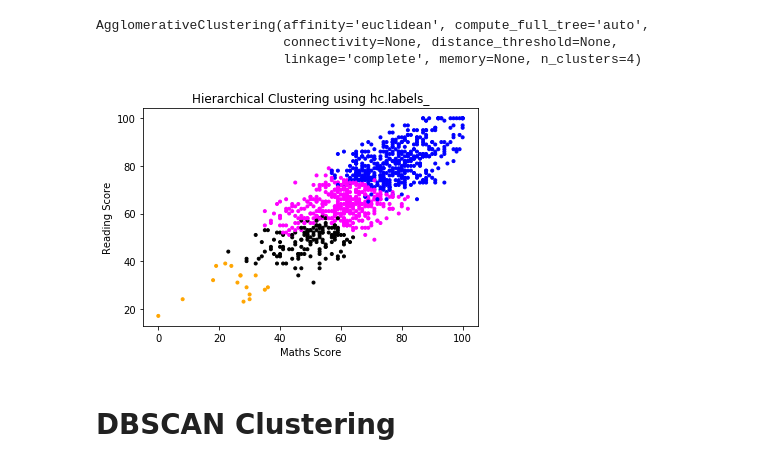
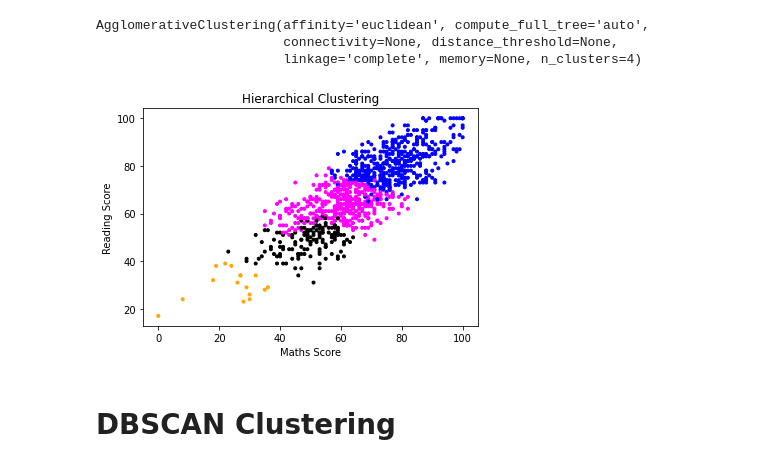
Before and after one commit to vik-sin/Students-Performance, a Jupyter notebook: StudentsPerformance.ipynb, the cells around one changed output. Drawn from its saved outputs; the diff is of its cells as text; code cells hidden in the pictures.

```diff
--- a/StudentsPerformance.ipynb
+++ b/StudentsPerformance.ipynb
@@ -139,17 +141,17 @@ y_hc=hc.fit_predict(data)
 # %%
 # Plotting Graph
 colors= ['blue', 'magenta', 'orange', 'black']
 labels= ['Cluster1' ,'Cluster2', 'Cluster3', 'Cluster4']
 
 colorLabel= [colors[hc.labels_[i]] for i in range(len(hc.labels_)) ]
 
 plt.scatter(data['MathsScore'], data['ReadingScore'], color= colorLabel, marker='.')
-plt.title("Hierarchical Clustering using hc.labels_")
+plt.title("Hierarchical Clustering")
 plt.xlabel("Maths Score")
 plt.ylabel('Reading Score')
 plt.show()
 # %% [output]
-[figure, old version]
+[figure, new version]
 # %% [markdown]
 # DBSCAN Clustering
 # %%
```
Also changed, not shown: parts of 19 cells of this notebook.
